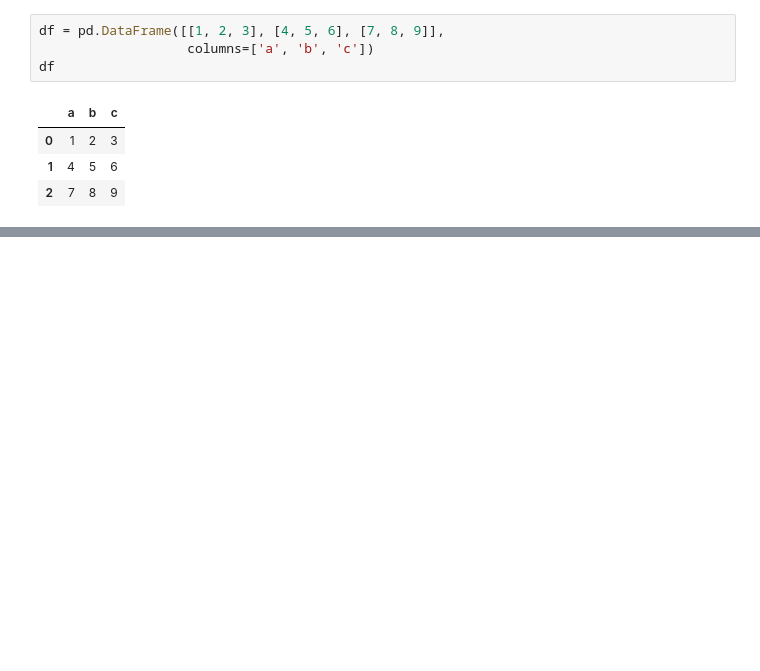
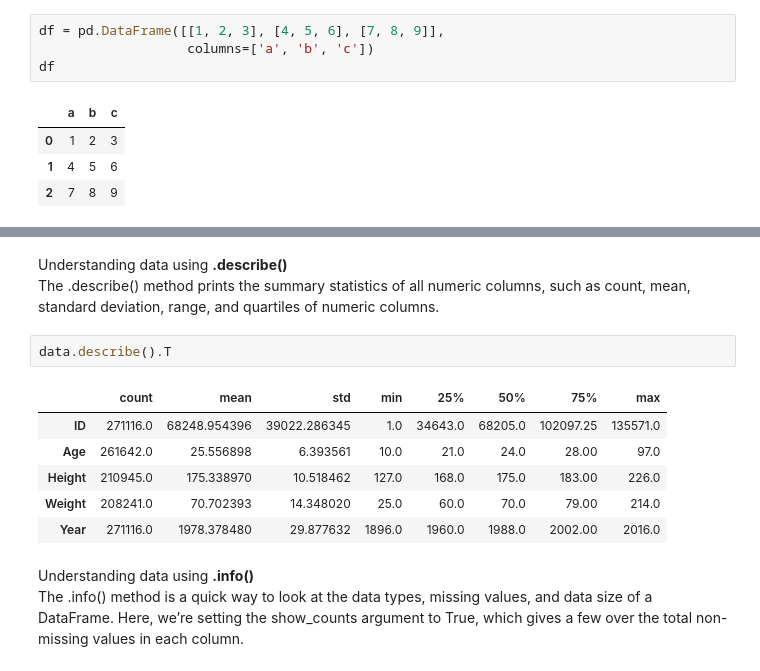
Before and after one commit to MuhammetYorulmaz/pandas_tutorial, a Jupyter notebook: notebooks/pandas_tutorial.ipynb, the cells around one changed output, grey strips where cells are left out. Cells and saved outputs as stored; diff of their text form; blank space fills up the shorter version.

```diff
--- a/notebooks/pandas_tutorial.ipynb
+++ b/notebooks/pandas_tutorial.ipynb
@@ -37,0 +84,13 @@ df
+# %% [markdown]
+<p style="font-family: Times New Roman"> Understanding data using <strong>.describe()</strong><br> The .describe() method prints the summary statistics of all numeric columns, such as count, mean, standard deviation, range, and quartiles of numeric columns.</p>
+# %%
+data.describe().T
+# %% [output]
+|  | count | mean | std | min | 25% | 50% | 75% | max |
+| ID | 271116.0 | 68248.954396 | 39022.286345 | 1.0 | 34643.0 | 68205.0 | 102097.25 | 135571.0 |
+| Age | 261642.0 | 25.556898 | 6.393561 | 10.0 | 21.0 | 24.0 | 28.00 | 97.0 |
+| Height | 210945.0 | 175.338970 | 10.518462 | 127.0 | 168.0 | 175.0 | 183.00 | 226.0 |
+| Weight | 208241.0 | 70.702393 | 14.348020 | 25.0 | 60.0 | 70.0 | 79.00 | 214.0 |
+| Year | 271116.0 | 1978.378480 | 29.877632 | 1896.0 | 1960.0 | 1988.0 | 2002.00 | 2016.0 |
+# %% [markdown]
+<p style="font-family: Times New Roman"> Understanding data using <strong>.info()</strong><br> The .info() method is a quick way to look at the data types, missing values, and data size of a DataFrame. Here, we’re setting the show_counts argument to True, which gives a few over the total non-missing values in each column.</p>
```
Also changed, not shown: parts of 41 cells of this notebook.
